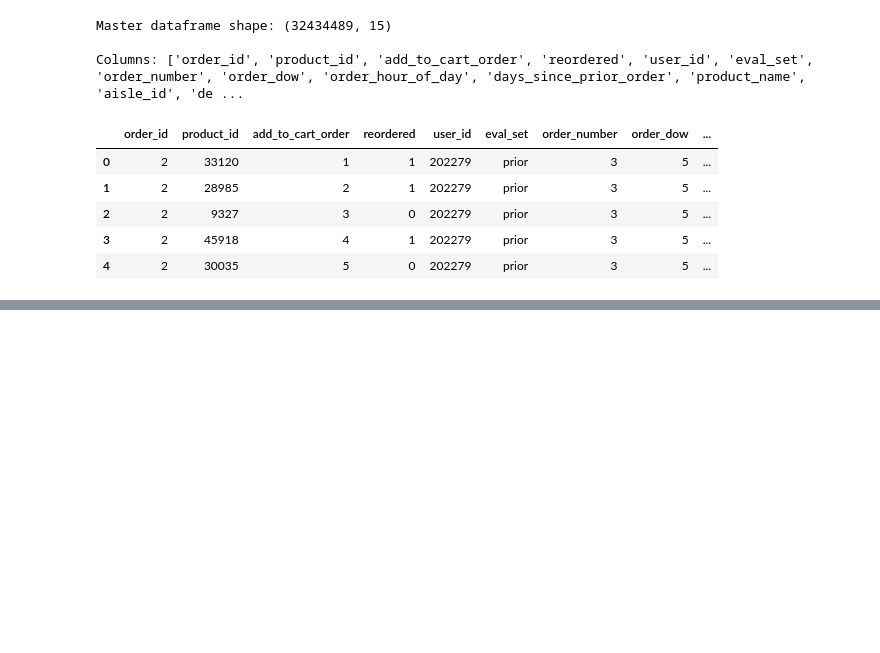
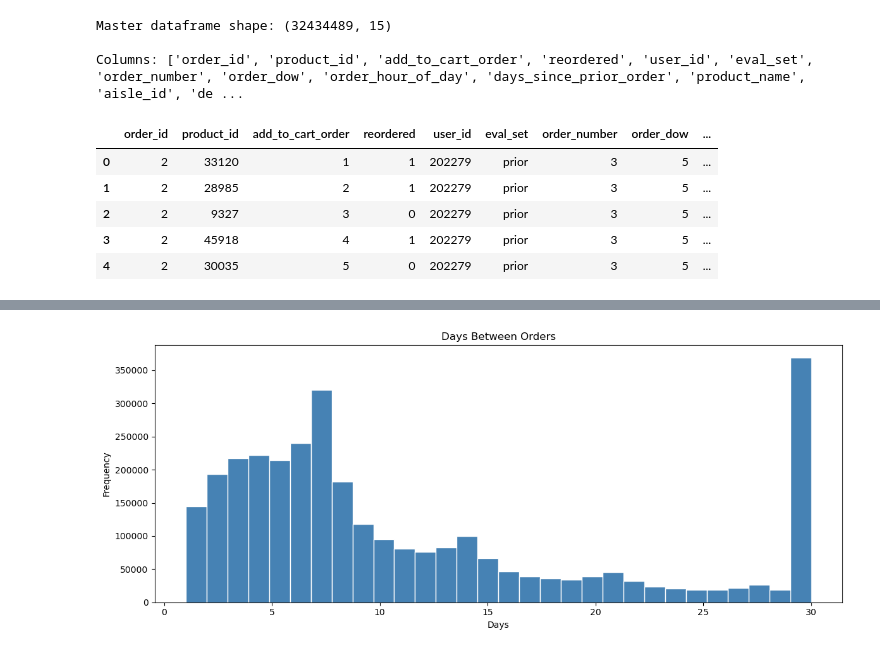
Before and after one commit to FarzaneHashemii/instacart_sales_analysis, a Jupyter notebook: notebooks/pre_analaysis.ipynb, the cells around one changed output, grey strips where cells are left out. Cells and saved outputs as stored; diff of their text form; code cells hidden in the pictures; blank space fills up the shorter version.

```diff
--- a/notebooks/pre_analaysis.ipynb
+++ b/notebooks/pre_analaysis.ipynb
@@ -106,0 +132,11 @@ Columns: ['order_id', 'product_id', 'add_to_cart_order', 'reordered', 'user_id',
+# %%
+plt.figure(figsize=(12, 5))
+orders_df[orders_df['days_since_prior_order'] > 0]['days_since_prior_order'].plot(
+    kind='hist', bins=30, color='steelblue', edgecolor='white')
+plt.title('Days Between Orders')
+plt.xlabel('Days')
+plt.ylabel('Frequency')
+plt.tight_layout()
+plt.show()
+# %% [output]
+[figure, added]
```
Also changed, not shown: parts of 13 cells of this notebook.
